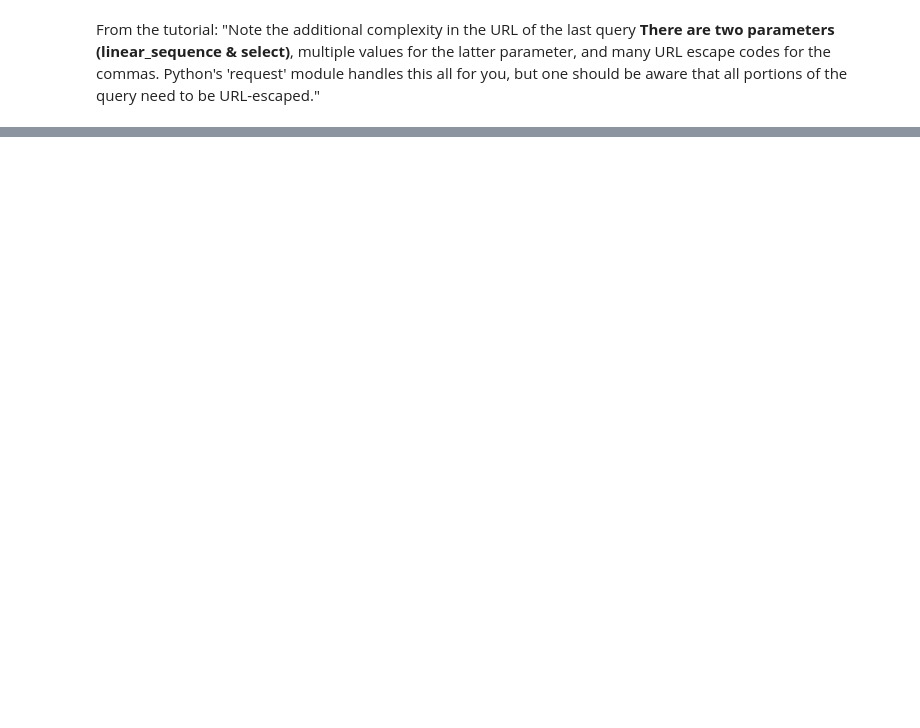
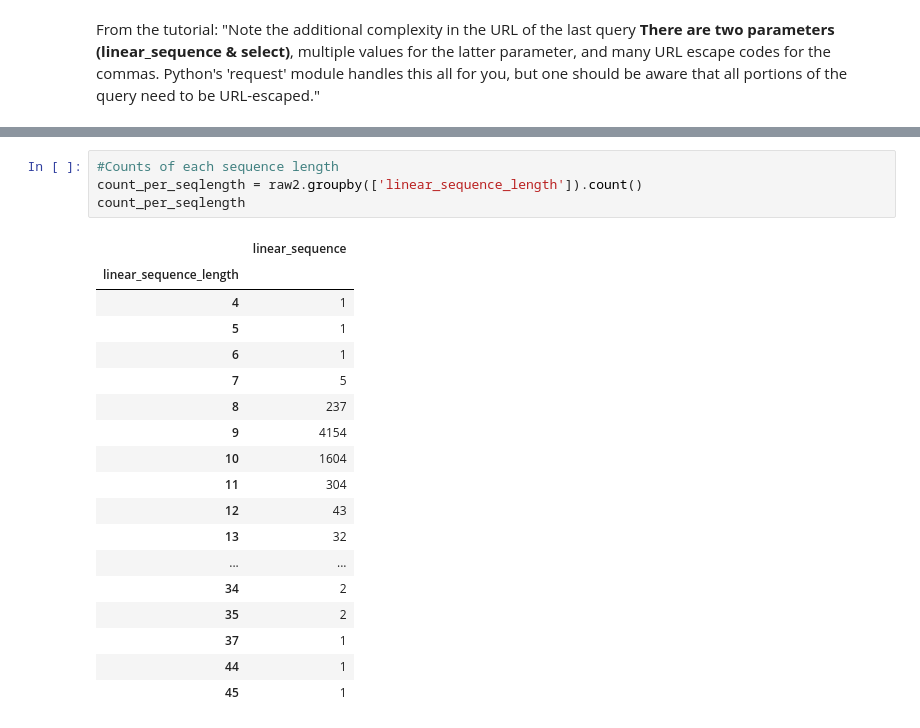
Before and after one commit to Nikolaj-pagh/Coursework-python101, a Jupyter notebook: Course.ipynb, the cells around one changed output, grey strips where cells are left out. Drawn from its saved outputs; the diff is of its cells as text; blank space fills up the shorter version.

```diff
--- a/Course.ipynb
+++ b/Course.ipynb
@@ -559,0 +380,23 @@ df[0:2]
+# %%
+#Counts of each sequence length
+count_per_seqlength = raw2.groupby(['linear_sequence_length']).count()
+count_per_seqlength
+# %% [output]
+|  | linear_sequence |
+| linear_sequence_length |  |
+| 4 | 1 |
+| 5 | 1 |
+| 6 | 1 |
+| 7 | 5 |
+| 8 | 237 |
+| 9 | 4154 |
+| 10 | 1604 |
+| 11 | 304 |
+| 12 | 43 |
+| 13 | 32 |
+| ... | ... |
+| 34 | 2 |
+| 35 | 2 |
+| 37 | 1 |
+| 44 | 1 |
+| 45 | 1 |
```
Also changed, not shown: parts of 58 cells of this notebook.
